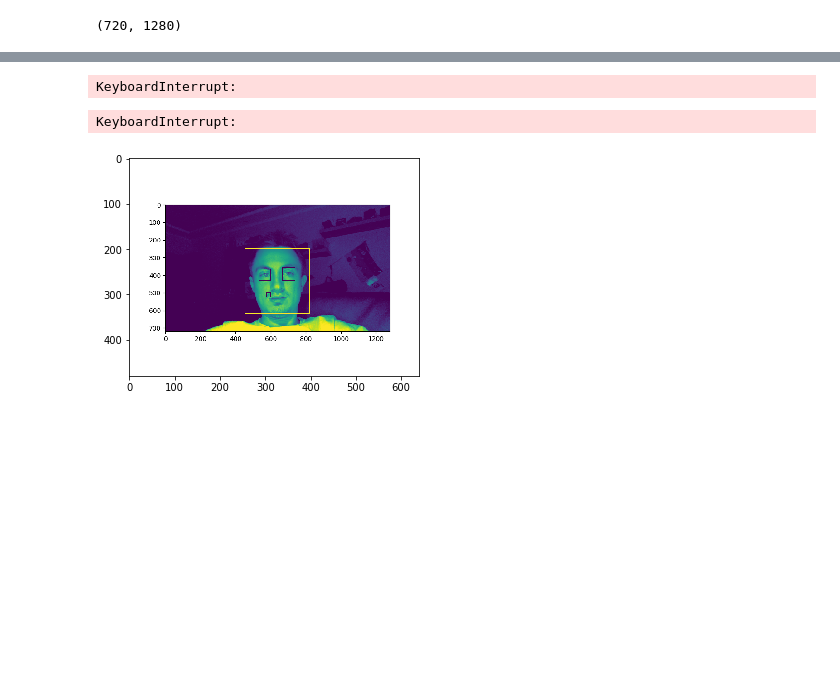
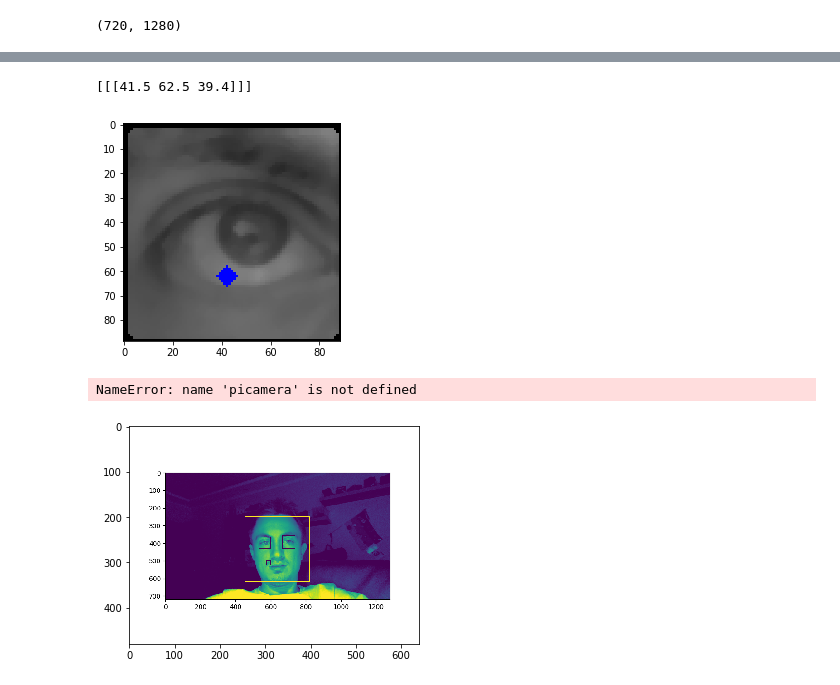
Before and after one commit to akarazeevprojects/ComputerVision, a Jupyter notebook: Untitled.ipynb, the cells around one changed output, grey strips where cells are left out. Cells and saved outputs as stored; diff of their text form; code cells hidden in the pictures; blank space fills up the shorter version.

```diff
--- a/Untitled.ipynb
+++ b/Untitled.ipynb
@@ -238,3 +310,19 @@ cap.release()
+# %%
+img = cv.medianBlur(eroi, 5)
+cimg = cv.cvtColor(img, cv.COLOR_GRAY2BGR)
+
+circles = cv.HoughCircles(img, cv.HOUGH_GRADIENT, 1, 100, param1=2, param2=40, minRadius=0, maxRadius=0)
+print(circles)
+if circles is not None:
+    circles = np.uint16(np.around(circles))
+    for i in circles[0, :]:
+#         cv.circle(cimg, (i[0], i[1]), i[2], (0, 255, 0), 2)
+        cv.circle(cimg, (i[0], i[1]), 2, (0, 0, 255), 3)
+
+    plt.imshow(cimg)
+# %% [output]
+[[[41.5 62.5 39.4]]]
+[figure, added]
 # %%
 %matplotlib inline
 import matplotlib.pyplot as plt
@@ -258,50 +346,17 @@ with picamera.PiCamera() as camera:
         gray = cv.cvtColor(output, cv.COLOR_BGR2GRAY)
 
         faces = face_cascade.detectMultiScale(gray, 1.3, 5)
-        print('FACES', faces)
+        print(len(faces) > 0)
+#         print('FACES', faces)
 
-        for (x, y, w, h) in faces:
-            cv.rectangle(output, (x, y), (x+w, y+h), (255, 0, 0), 2)
+#         for (x, y, w, h) in faces:
+#             cv.rectangle(output, (x, y), (x+w, y+h), (255, 0, 0), 2)
 
-        plt.imshow(output)
+#         plt.imshow(output)
         display.clear_output(wait=True)
-        plt.pause(0.1)    # the pause time is = 1 / framerate
+#         plt.pause(0.1)
 # %% [output]
-KeyboardInterrupt:
+NameError: name 'picamera' is not defined
-# %%
-%matplotlib inline
-import matplotlib.pyplot as plt
-
-from IPython import display
-import os
-import numpy as np
-import cv2 as cv
-
-with picamera.PiCamera() as camera:
-    camera.resolution = (320, 240)
-#     camera.framerate = 24
-
-    face_cascade = cv.CascadeClassifier('haarcascade_frontalface_default.xml')
-
-    while True:
-        time.sleep(0.1)
-        output = np.empty((240, 320, 3), dtype=np.uint8)
-        camera.capture(output, 'rgb')
-
-        gray = cv.cvtColor(output, cv.COLOR_BGR2GRAY)
-
-        faces = face_cascade.detectMultiScale(gray, 1.3, 5)
-        print(len(faces) > 0)
-#         print('FACES', faces)
-
-#         for (x, y, w, h) in faces:
-#             cv.rectangle(output, (x, y), (x+w, y+h), (255, 0, 0), 2)
-
-#         plt.imshow(output)
-        display.clear_output(wait=True)
-#         plt.pause(0.1)
-# %% [output]
-KeyboardInterrupt:
 # %%
 %matplotlib inline
 
```
Also changed, not shown: parts of 12 cells of this notebook, 1 other file.
